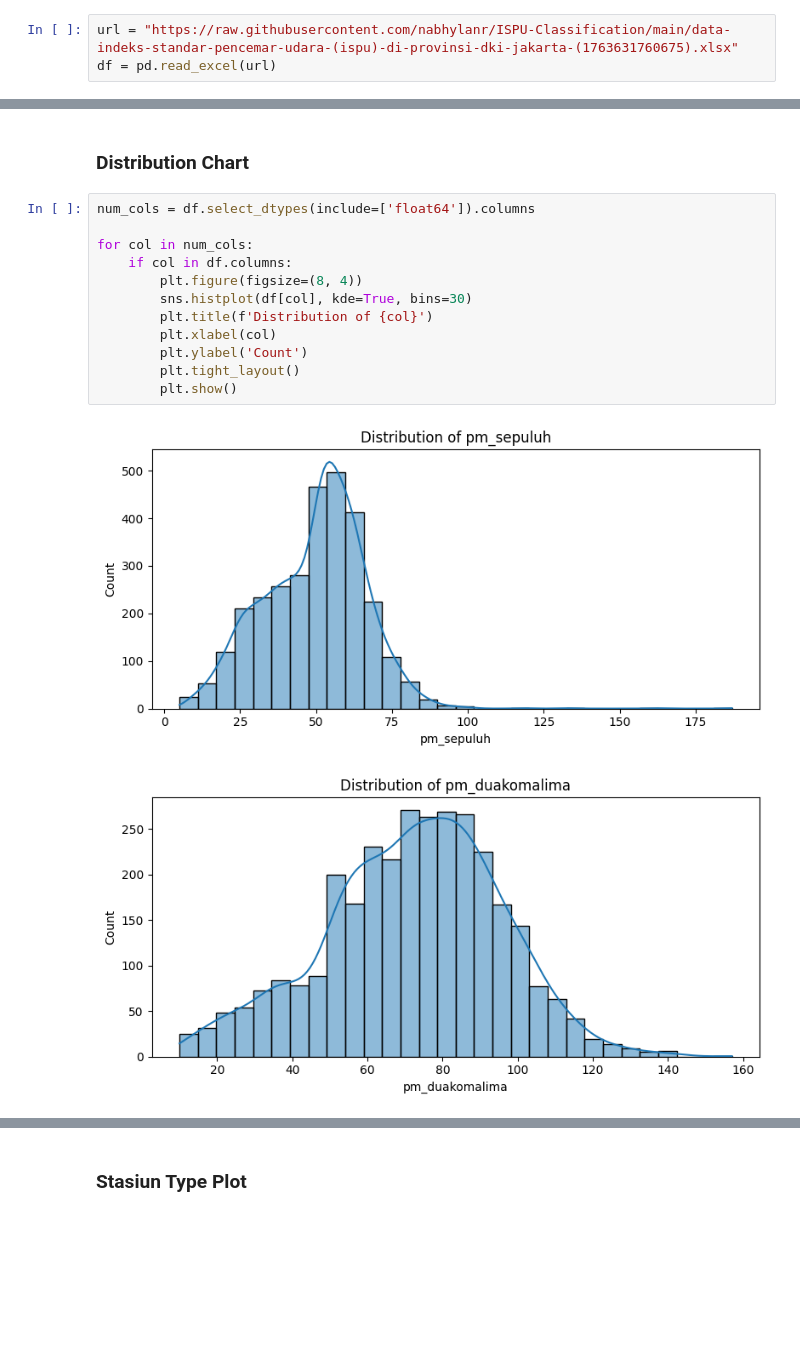
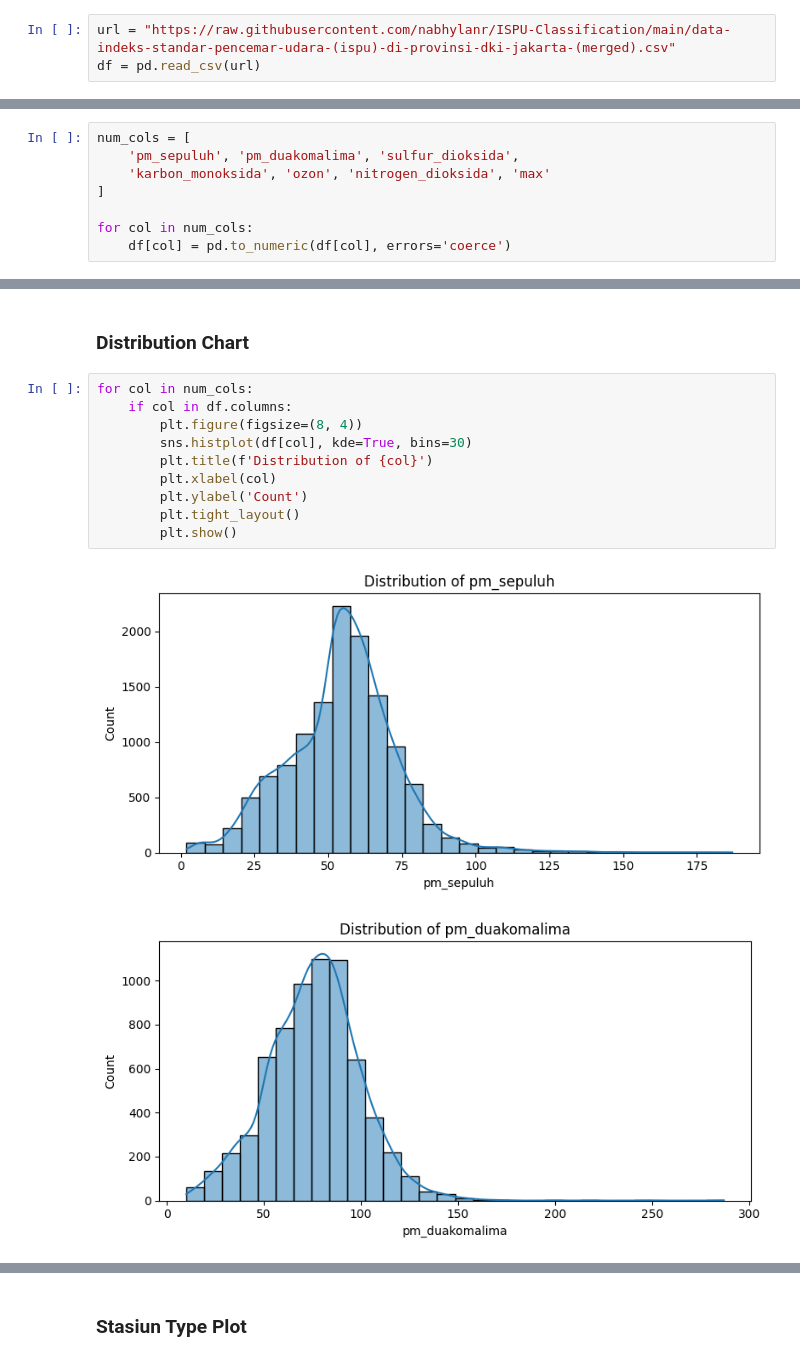
Before and after one commit to nabhylanr/ISPU-Classification, a Jupyter notebook: ISPU_Classification.ipynb, the cells around one changed output, grey strips where cells are left out. Saved outputs shown, nothing was run; the diff lists cells and outputs as text; blank space fills up the shorter version.

```diff
--- a/ISPU_Classification.ipynb
+++ b/ISPU_Classification.ipynb
@@ -15,6 +14,6 @@ Data diunduh dari website Dinas Lingkungan Hidup Jakarta pada Kamis, 20 November
 # %%
-url = "https://raw.githubusercontent.com/nabhylanr/ISPU-Classification/main/data-indeks-standar-pencemar-udara-(ispu)-di-provinsi-dki-jakarta-(1763631760675).xlsx"
-df = pd.read_excel(url)
+url = "https://raw.githubusercontent.com/nabhylanr/ISPU-Classification/main/data-indeks-standar-pencemar-udara-(ispu)-di-provinsi-dki-jakarta-(merged).csv"
+df = pd.read_csv(url)
 # %% [markdown]
 ## Exploratory Data Analysis
 # %% [markdown]
@@ -79,0 +79,8 @@ memory usage: 324.7+ KB
+# %%
+num_cols = [
+    'pm_sepuluh', 'pm_duakomalima', 'sulfur_dioksida',
+    'karbon_monoksida', 'ozon', 'nitrogen_dioksida', 'max'
+]
+
+for col in num_cols:
+    df[col] = pd.to_numeric(df[col], errors='coerce')
@@ -129,17 +159,15 @@ plt.show()
 # %% [markdown]
 ### Distribution Chart
 # %%
-num_cols = df.select_dtypes(include=['float64']).columns
-
 for col in num_cols:
     if col in df.columns:
         plt.figure(figsize=(8, 4))
         sns.histplot(df[col], kde=True, bins=30)
         plt.title(f'Distribution of {col}')
         plt.xlabel(col)
         plt.ylabel('Count')
         plt.tight_layout()
         plt.show()
 # %% [output]
-[figure, old version]
+[figure, new version]
-[figure, old version]
+[figure, new version]
```
Also changed, not shown: parts of 31 cells of this notebook.
